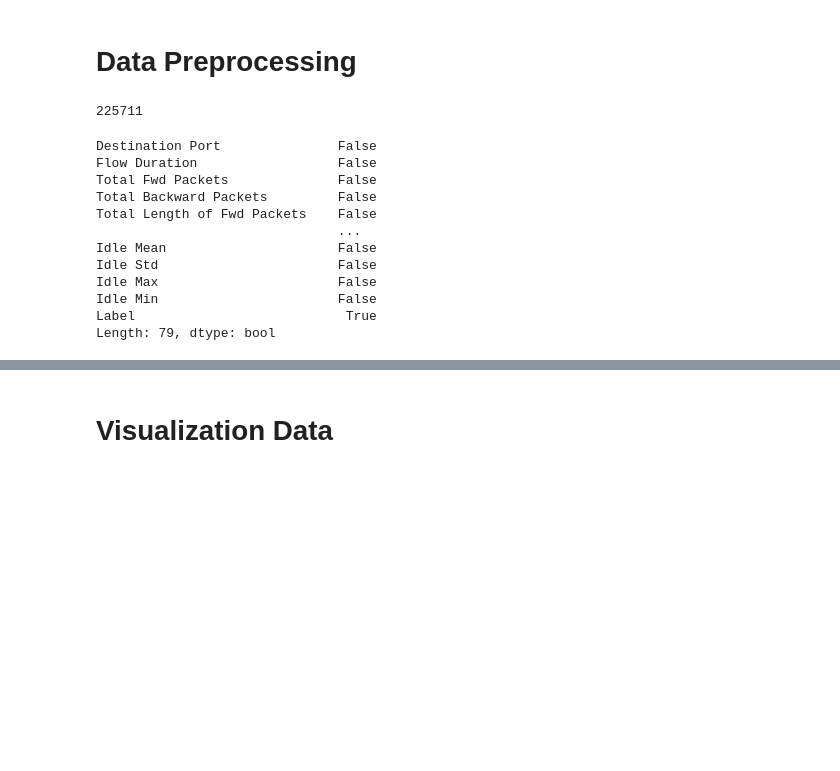
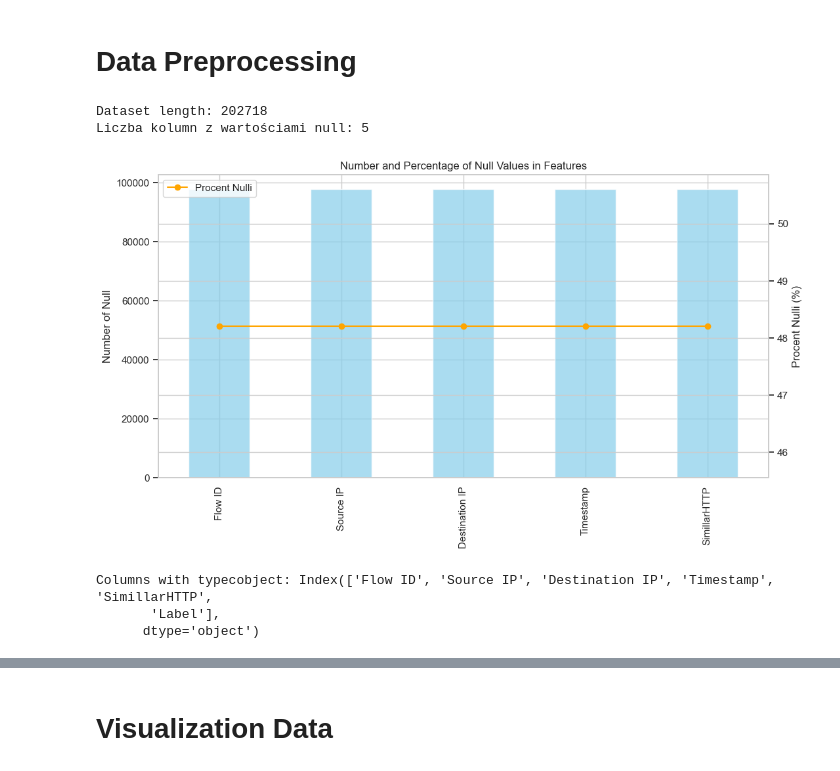
Before and after one commit to DragoBJJ/DDoS-attacks-classification, a Jupyter notebook: DDoSAttacksClassification.ipynb, the cells around one changed output, grey strips where cells are left out. Cells and saved outputs as stored; diff of their text form; code cells hidden in the pictures; blank space fills up the shorter version.

```diff
--- a/DDoSAttacksClassification.ipynb
+++ b/DDoSAttacksClassification.ipynb
@@ -59,27 +238,39 @@ len(pdData)
 # %% [markdown]
 # Data Preprocessing
 # %%
-## Convert inf values to NaN
-pdData.replace([np.inf, -np.inf], np.nan, inplace=True)
+def imputation_missing_values(data_frame):
+    # Converting inf to NaN
+    data_frame.replace([np.inf, -np.inf], np.nan, inplace=True)
 
-# Delete rows with missing values
-pdData.dropna(inplace=True)
-len(pdData)
+    # Imputation of missing values for number type features (example: use of median)
+    for column in data_frame.select_dtypes(include=[np.number]).columns:
+        median_value = data_frame[column].median()
+        data_frame[column] = data_frame[column].fillna(median_value)
+
+    return data_frame
+
+def check_none_numerican_columns(data_frame):
+    object_columns = data_frame.select_dtypes(include=['object']).columns
+
+    if not object_columns.empty:
+        print("Columns with typecobject:", object_columns)
+    else:
+       print("DataSet does not have any columns with values: Nan")
+
+    return
+
+new_combined_df = imputation_missing_values(new_combined_df)
+
+display_dataset_length(new_combined_df)
+
+visualize_nulls(new_combined_df)
 # %% [output]
-225711
+Dataset length: 202718
+Liczba kolumn z wartościami null: 5
+[figure, added]
-# %%
-## Types of the columns
-(pdData.dtypes=='object')
-# %% [output]
-Destination Port               False
-Flow Duration                  False
-Total Fwd Packets              False
-Total Backward Packets         False
-Total Length of Fwd Packets    False
-                               ...
-Idle Mean                      False
-Idle Std                       False
-Idle Max                       False
-Idle Min                       False
-Label                           True
-Length: 79, dtype: bool
+# %%
+check_none_numerican_columns(new_combined_df)
+# %% [output]
+Columns with typecobject: Index(['Flow ID', 'Source IP', 'Destination IP', 'Timestamp', 'SimillarHTTP',
+       'Label'],
+      dtype='object')
```
Also changed, not shown: parts of 25 cells of this notebook, 3 other files.
